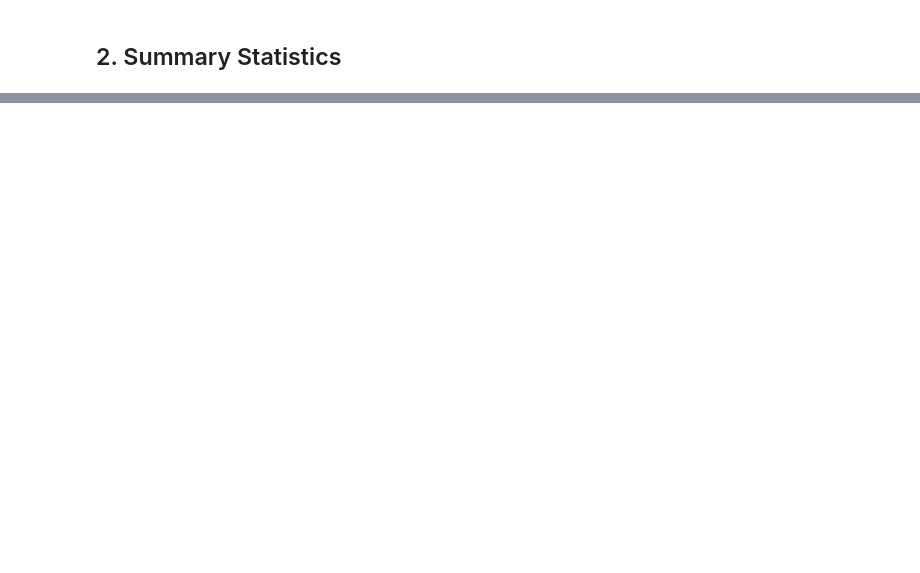
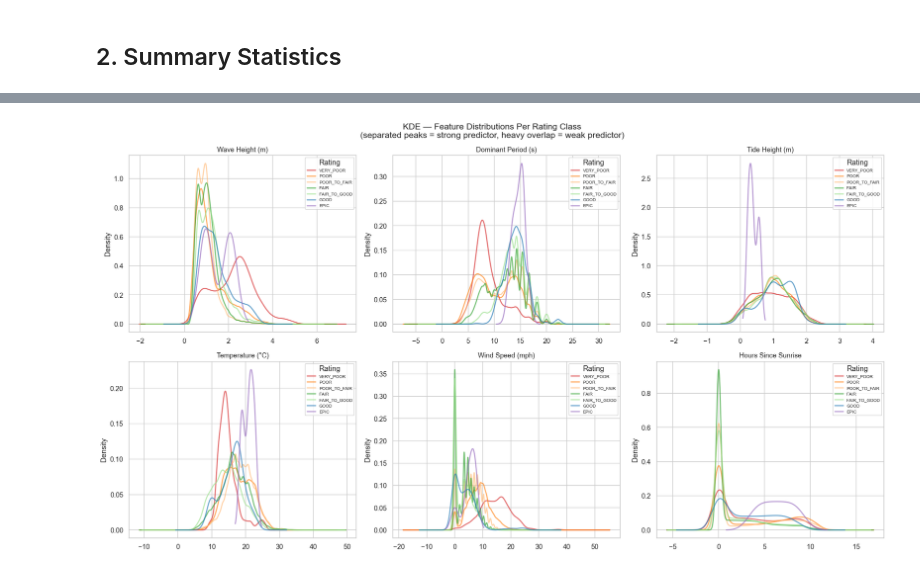
Before and after one commit to kanglee05/Surf-Cast-SD, a Jupyter notebook: notebooks/eda_training_set.ipynb, the cells around one changed output, grey strips where cells are left out. Cells and saved outputs as stored; diff of their text form; code cells hidden in the pictures; blank space fills up the shorter version.

```diff
--- a/notebooks/eda_training_set.ipynb
+++ b/notebooks/eda_training_set.ipynb
@@ -412,0 +157,21 @@ print('='*55)
+# %%
+# KDE: full distribution of each feature per rating — shows how much classes overlap
+top_features = ['WVHT', 'DPD', 'tide_height_m', 'temp_c', 'wind_speed_mph', 'hours_since_sunrise']
+
+fig, axes = plt.subplots(2, 3, figsize=(18, 10))
+axes = axes.flatten()
+
+for i, col in enumerate(top_features):
+    for rating, color in zip(RATING_ORDER, PALETTE):
+        vals = sub[sub['rating_key'] == rating][col].dropna()
+        if len(vals) > 10:
+            vals.plot.kde(ax=axes[i], label=rating, color=color, alpha=0.65, linewidth=1.8)
+    axes[i].set_title(FEATURE_LABELS[col], fontsize=11)
+    axes[i].set_xlabel('')
+    axes[i].legend(fontsize=7, title='Rating')
+
+fig.suptitle('KDE — Feature Distributions Per Rating Class\n(separated peaks = strong predictor, heavy overlap = weak predictor)', fontsize=14)
+plt.tight_layout()
+plt.show()
+# %% [output]
+[figure, added]
```
Also changed, not shown: parts of 44 cells of this notebook.
